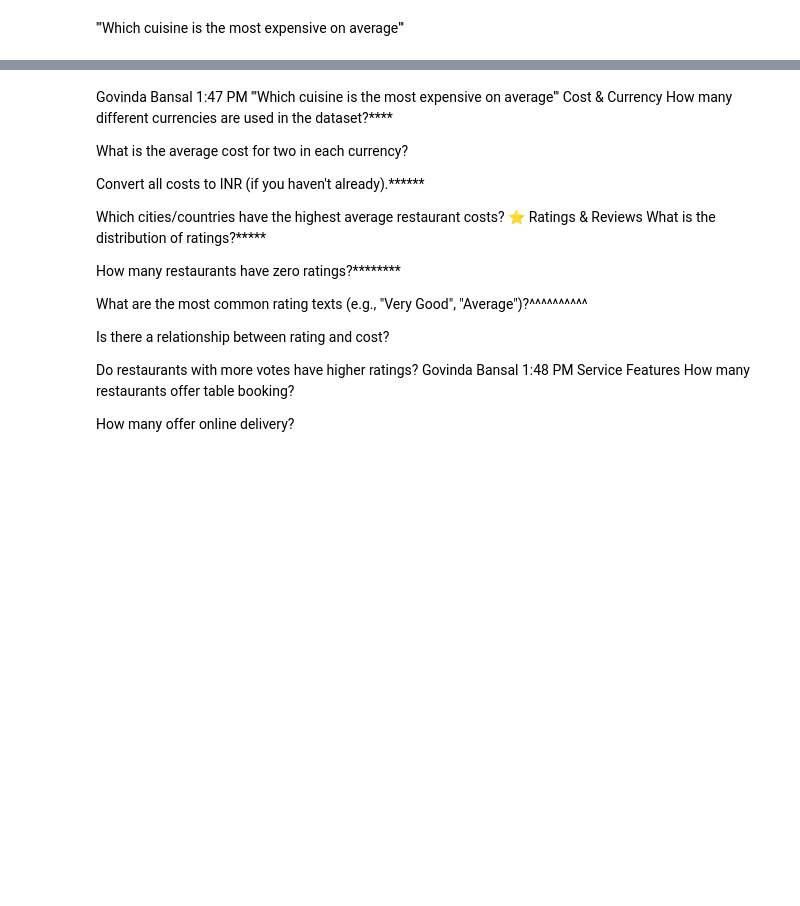
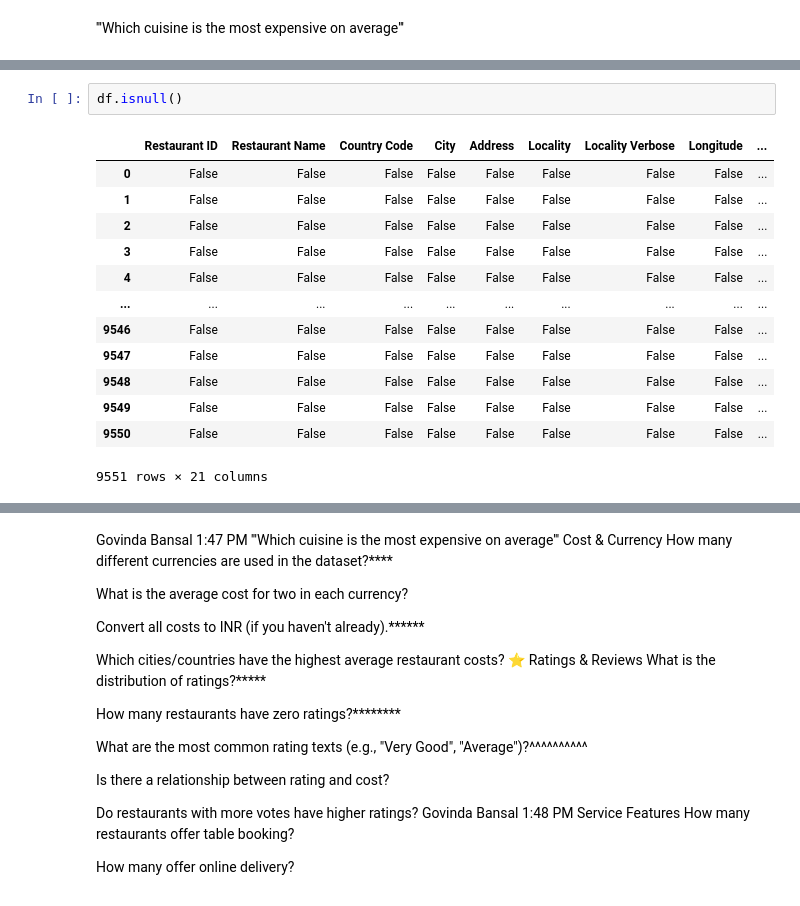
Before and after one commit to hemant087/30Days_EDA, a Jupyter notebook: 4Day Zomato/dataset/Untitled1.ipynb, the cells around one changed output, grey strips where cells are left out. Cells and saved outputs as stored; diff of their text form; blank space fills up the shorter version.

```diff
--- a/4Day Zomato/dataset/Untitled1.ipynb
+++ b/4Day Zomato/dataset/Untitled1.ipynb
@@ -914,0 +703,16 @@ Name: City, dtype: int64
+# %%
+df.isnull()
+# %% [output]
+|  | Restaurant ID | Restaurant Name | Country Code | City | Address | Locality | Locality Verbose | Longitude | ... |
+| 0 | False | False | False | False | False | False | False | False | ... |
+| 1 | False | False | False | False | False | False | False | False | ... |
+| 2 | False | False | False | False | False | False | False | False | ... |
+| 3 | False | False | False | False | False | False | False | False | ... |
+| 4 | False | False | False | False | False | False | False | False | ... |
+| ... | ... | ... | ... | ... | ... | ... | ... | ... | ... |
+| 9546 | False | False | False | False | False | False | False | False | ... |
+| 9547 | False | False | False | False | False | False | False | False | ... |
+| 9548 | False | False | False | False | False | False | False | False | ... |
+| 9549 | False | False | False | False | False | False | False | False | ... |
+| 9550 | False | False | False | False | False | False | False | False | ... |
+9551 rows × 21 columns
```
Also changed, not shown: parts of 28 cells of this notebook, 2 other files.
